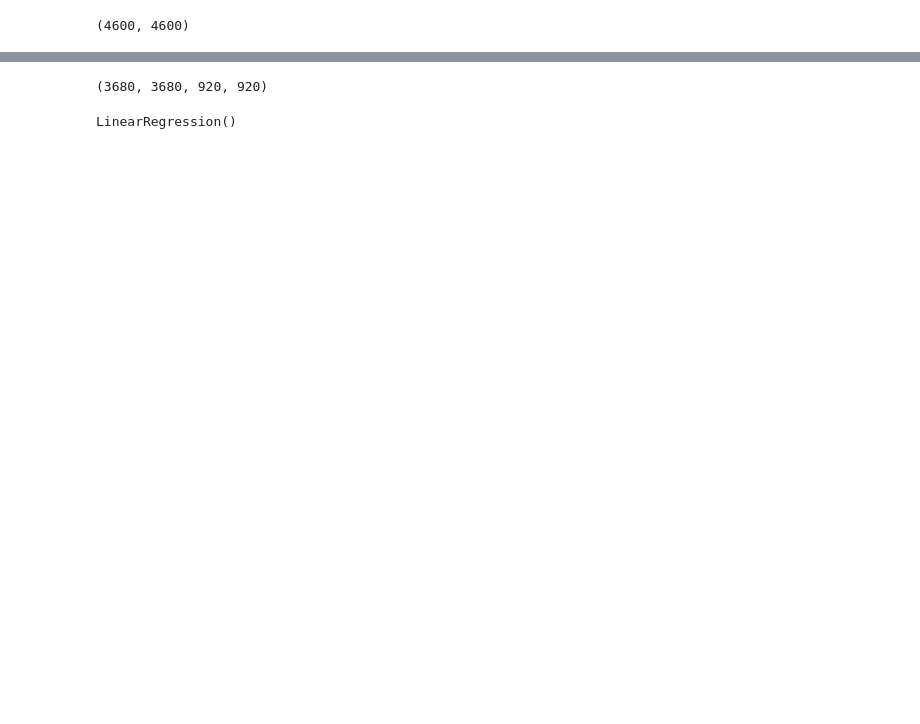
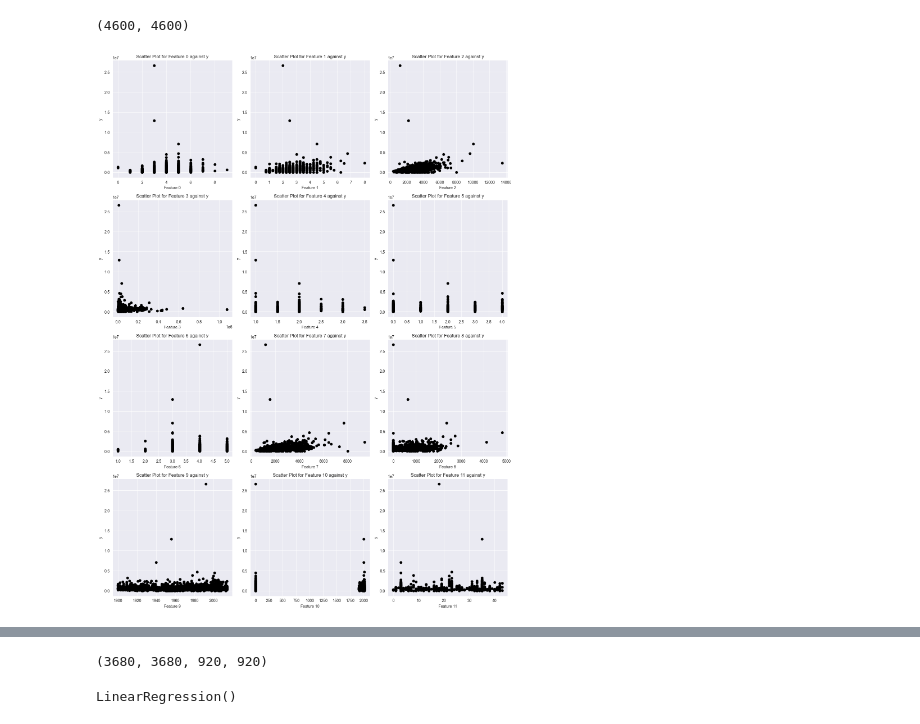
Before and after one commit to mhamzaraheel/mlTask, a Jupyter notebook: Month#1/Week#3/1#Monday/Multi_Linear_Regression.ipynb, the cells around one changed output, grey strips where cells are left out. Saved outputs shown, nothing was run; the diff lists cells and outputs as text; code cells hidden in the pictures; blank space fills up the shorter version.

```diff
--- a/Month#1/Week#3/1#Monday/Multi_Linear_Regression.ipynb
+++ b/Month#1/Week#3/1#Monday/Multi_Linear_Regression.ipynb
@@ -36,7 +37,7 @@ There are 4600 rows in the dataset.
 Shape of Data is (4600, 18)
 # %%
 # remove the columns that are not in number
-columns_to_remove = ['date', 'street','waterfront' ,'city', 'statezip', 'country']
+columns_to_remove = ['date', 'street','waterfront' , 'statezip', 'country']
 data = data.drop(columns=columns_to_remove)
 # %%
 data
@@ -62,3 +65,9 @@ Shape of Data is (4600, 12)
+# %%
+# convert objects to category using Label Encoder
+
+#code categorical data
+label = LabelEncoder()
+data['city'] = label.fit_transform(data['city'])
 # %%
 # to check the duplication in out text
 total_duplicate_titles = sum(data.duplicated())
@@ -99,26 +108,28 @@ len(x), len(y)
 # %% [output]
 (4600, 4600)
 # %%
-# num_features = x.shape[1]
-#
-# # Determine the number of rows and columns for subplots
-# num_rows = int(np.ceil(num_features / 3))
-# num_cols = min(num_features, 3)
-#
-# fig, axes = plt.subplots(num_rows, num_cols, figsize=(15, 5*num_rows))
-# axes = axes.flatten()
-#
-# # Loop through each column and plot the scatter plot in the corresponding subplot
-# for feature_index, ax in enumerate(axes):
-#     if feature_index < num_features:
-#         chosen_feature = x.iloc[:, feature_index]
-#
-#         ax.scatter(chosen_feature, y, color='black')
-#         ax.set_xlabel(f'Feature {feature_index}')
-#         ax.set_ylabel('y')
-#         ax.set_title(f'Scatter Plot for Feature {feature_index} against y')
-#
-# # Adjust layout for better spacing
-# plt.tight_layout()
-# plt.show()
+num_features = x.shape[1]
+
+# Determine the number of rows and columns for subplots
+num_rows = int(np.ceil(num_features / 3))
+num_cols = min(num_features, 3)
+
+fig, axes = plt.subplots(num_rows, num_cols, figsize=(15, 5*num_rows))
+axes = axes.flatten()
+
+# Loop through each column and plot the scatter plot in the corresponding subplot
+for feature_index, ax in enumerate(axes):
+    if feature_index < num_features:
+        chosen_feature = x.iloc[:, feature_index]
+
+        ax.scatter(chosen_feature, y, color='black')
+        ax.set_xlabel(f'Feature {feature_index}')
+        ax.set_ylabel('y')
+        ax.set_title(f'Scatter Plot for Feature {feature_index} against y')
+
+# Adjust layout for better spacing
+plt.tight_layout()
+plt.show()
+# %% [output]
+[figure, added]
 # %%
```
Also changed, not shown: parts of 16 cells of this notebook, 5 other files.
